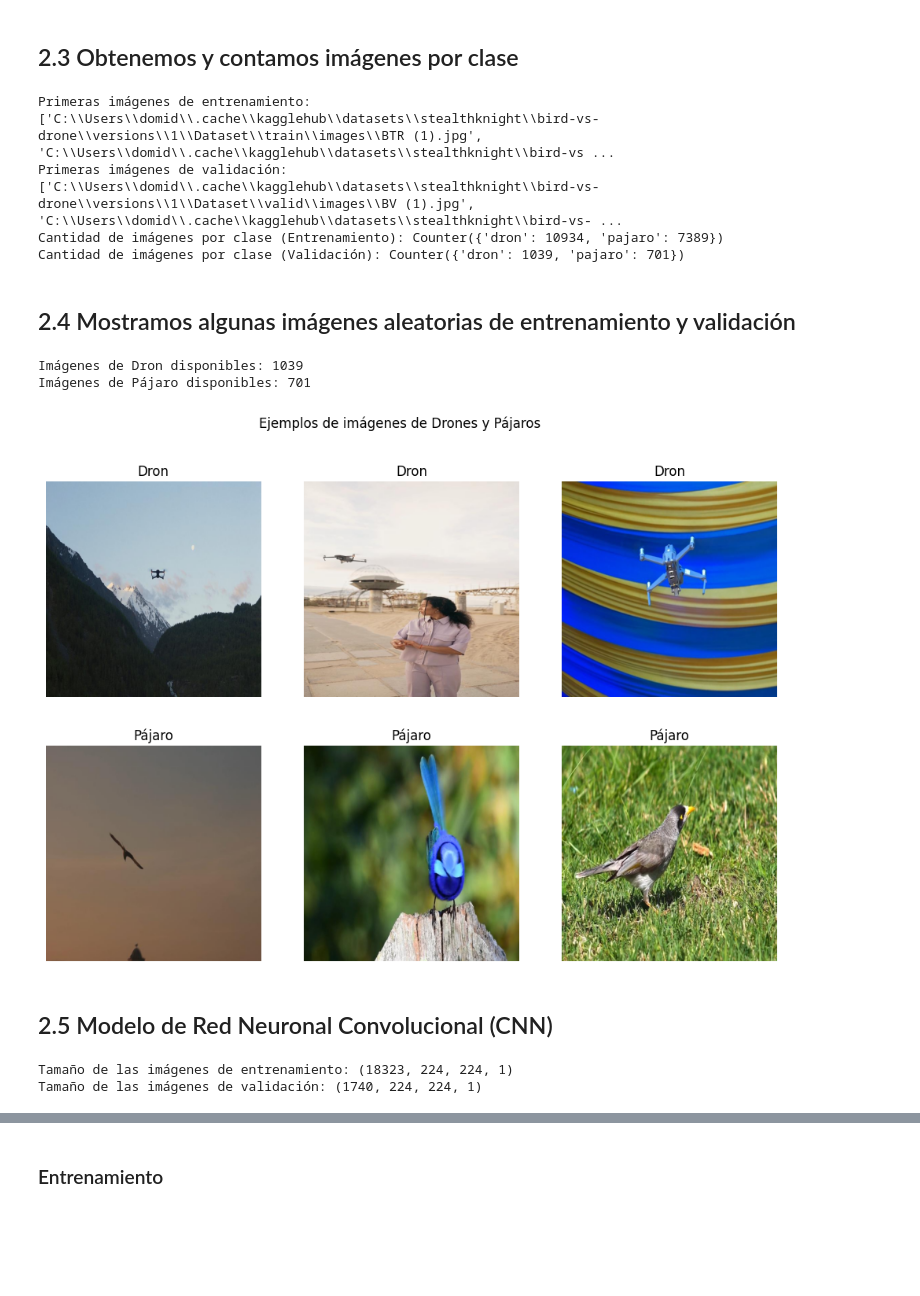
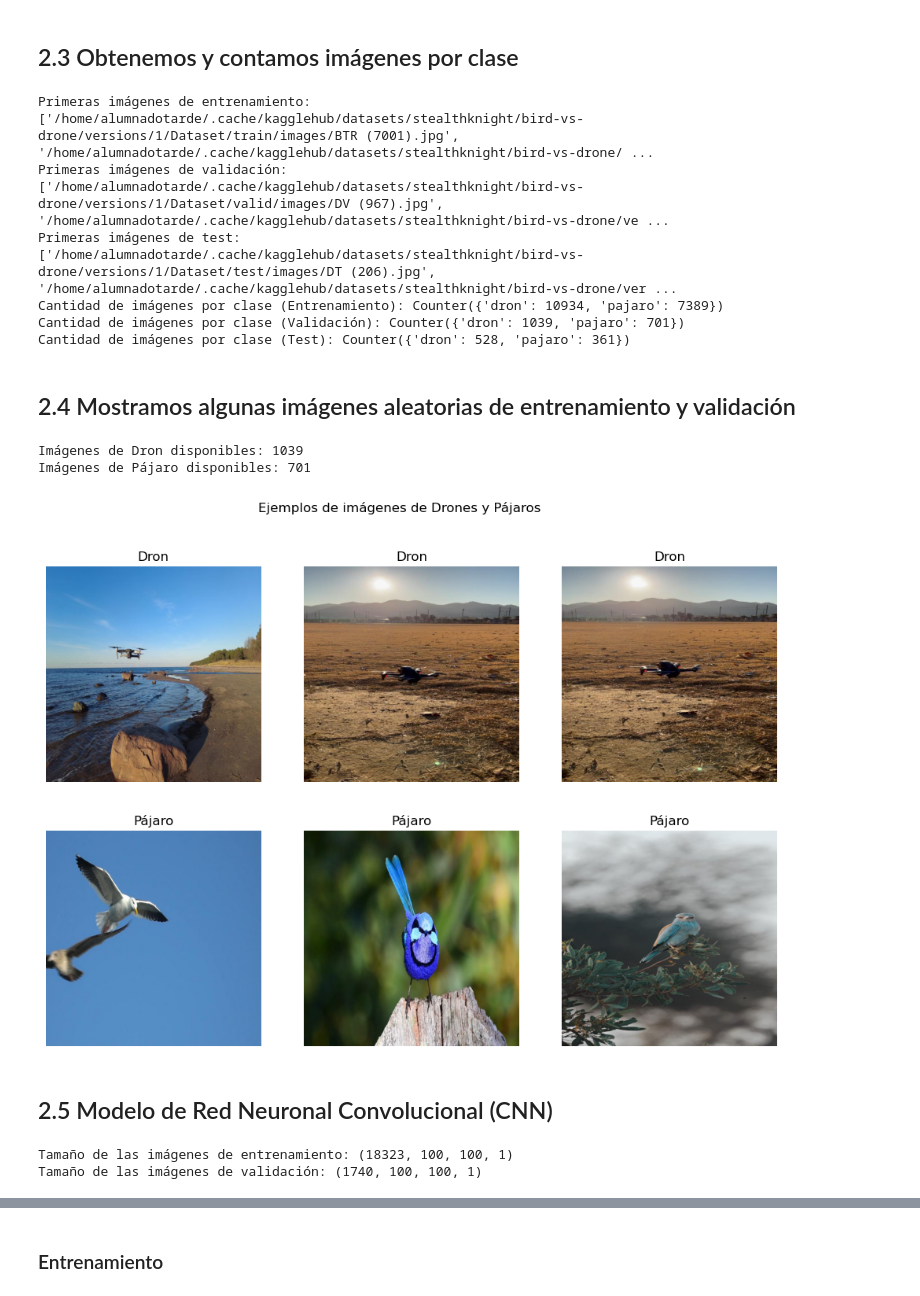
Before and after one commit to JDomingoDelgadoAlonso/PracticaConCNN, a Jupyter notebook: PracticaCNN.ipynb, the cells around one changed output, grey strips where cells are left out. Cells and saved outputs as stored; diff of their text form; code cells hidden in the pictures; blank space fills up the shorter version.

```diff
--- a/PracticaCNN.ipynb
+++ b/PracticaCNN.ipynb
@@ -59,8 +58,9 @@ Carpeta: C:\Users\domid\.cache\kagglehub\datasets\stealthknight\bird-vs-drone\ve
 ## 2.2 Definimos las rutas de la carpetas
 # %%
 # Definir rutas a las imágenes de entrenamiento y validación
-train_images_path = 'C:\\Users\\domid\\.cache\\kagglehub\\datasets\\stealthknight\\bird-vs-drone\\versions\\1\\Dataset\\train\\images'
-valid_images_path = 'C:\\Users\\domid\\.cache\\kagglehub\\datasets\\stealthknight\\bird-vs-drone\\versions\\1\\Dataset\\valid\\images'
+train_images_path = '/home/alumnadotarde/.cache/kagglehub/datasets/stealthknight/bird-vs-drone/versions/1/Dataset/train/images'
+valid_images_path = '/home/alumnadotarde/.cache/kagglehub/datasets/stealthknight/bird-vs-drone/versions/1/Dataset/valid/images'
+test_images_path = '/home/alumnadotarde/.cache/kagglehub/datasets/stealthknight/bird-vs-drone/versions/1/Dataset/test/images'
 # %% [markdown]
 ## 2.3 Obtenemos y contamos imágenes por clase
 # %%
@@ -70,12 +70,14 @@ from collections import Counter
 # Obtener listas de imágenes
 train_images = glob(os.path.join(train_images_path, "*.jpg"))
 valid_images = glob(os.path.join(valid_images_path, "*.jpg"))
-
+test_images = glob(os.path.join(test_images_path, "*.jpg"))
 # Verificar las primeras imágenes para asegurarnos de que las rutas y nombres son correctos
 print("Primeras imágenes de entrenamiento:")
 print(train_images[:5])  # Mostrar las primeras 5 imágenes de entrenamiento
 print("Primeras imágenes de validación:")
 print(valid_images[:5])  # Mostrar las primeras 5 imágenes de validación
+print("Primeras imágenes de test:")
+print(test_images[:5])  # Mostrar las primeras 5 imágenes de test
 
 # Función para asignar etiquetas según el nombre del archivo
 def asignar_etiqueta(imagen):
@@ -87,16 +89,23 @@ def asignar_etiqueta(imagen):
         return 'pajaro'
     elif 'DV' in imagen:  # Dron en validación
         return 'dron'
+    elif 'BT' in imagen:  # Pájaro en test
+        return 'pajaro'
+    elif 'DT' in imagen:  # Dron en test
+        return 'dron'
     else:
         return None  # Eliminamos cualquier archivo sin etiqueta válida
 
 # Asignar etiquetas
 train_labels = [asignar_etiqueta(img) for img in train_images]
 valid_labels = [asignar_etiqueta(img) for img in valid_images]
+test_labels = [asignar_etiqueta(img) for img in test_images]
 
 # Eliminar cualquier imagen que no haya sido etiquetada correctamente
 train_images = [img for img, label in zip(train_images, train_labels) if label is not None]
 train_labels = [label for label in train_labels if label is not None]
+test_images = [img for img, label in zip(test_images, test_labels) if label is not None]
+test_labels = [label for label in test_labels if label is not None]
 
 valid_images = [img for img, label in zip(valid_images, valid_labels) if label is not None]
 valid_labels = [label for label in valid_labels if label is not None]
@@ -104,17 +113,22 @@ valid_labels = [label for label in valid_labels if label is not None]
 # Contar la cantidad de imágenes por clase
 contador_train = Counter(train_labels)
 contador_valid = Counter(valid_labels)
+contador_test = Counter(test_labels)
 
 # Verificar la cantidad de imágenes por clase
 print("Cantidad de imágenes por clase (Entrenamiento):", contador_train)
 print("Cantidad de imágenes por clase (Validación):", contador_valid)
+print("Cantidad de imágenes por clase (Test):", contador_test)
 # %% [output]
 Primeras imágenes de entrenamiento:
-['C:\\Users\\domid\\.cache\\kagglehub\\datasets\\stealthknight\\bird-vs-drone\\versions\\1\\Dataset\\train\\images\\BTR (1).jpg', 'C:\\Users\\domid\\.cache\\kagglehub\\datasets\\stealthknight\\bird-vs ...
+['/home/alumnadotarde/.cache/kagglehub/datasets/stealthknight/bird-vs-drone/versions/1/Dataset/train/images/BTR (7001).jpg', '/home/alumnadotarde/.cache/kagglehub/datasets/stealthknight/bird-vs-drone/ ...
 Primeras imágenes de validación:
-['C:\\Users\\domid\\.cache\\kagglehub\\datasets\\stealthknight\\bird-vs-drone\\versions\\1\\Dataset\\valid\\images\\BV (1).jpg', 'C:\\Users\\domid\\.cache\\kagglehub\\datasets\\stealthknight\\bird-vs- ...
+['/home/alumnadotarde/.cache/kagglehub/datasets/stealthknight/bird-vs-drone/versions/1/Dataset/valid/images/DV (967).jpg', '/home/alumnadotarde/.cache/kagglehub/datasets/stealthknight/bird-vs-drone/ve ...
+Primeras imágenes de test:
+['/home/alumnadotarde/.cache/kagglehub/datasets/stealthknight/bird-vs-drone/versions/1/Dataset/test/images/DT (206).jpg', '/home/alumnadotarde/.cache/kagglehub/datasets/stealthknight/bird-vs-drone/ver ...
 Cantidad de imágenes por clase (Entrenamiento): Counter({'dron': 10934, 'pajaro': 7389})
 Cantidad de imágenes por clase (Validación): Counter({'dron': 1039, 'pajaro': 701})
+Cantidad de imágenes por clase (Test): Counter({'dron': 528, 'pajaro': 361})
 # %% [markdown]
 ## 2.4 Mostramos algunas imágenes aleatorias de entrenamiento y validación
 # %%
@@ -123,7 +137,7 @@ import matplotlib.image as mpimg
 import random
 
 # Función para mostrar imágenes de cada clase (dron y pájaro)
-def mostrar_imagenes_por_clase(imagenes, etiquetas, n=3):
+def mostrar_imagenes_por_clase(imagenes, etiquetas, n=5):
     # Filtrar imágenes de cada clase
     drones = [img for img, etiqueta in zip(imagenes, etiquetas) if etiqueta == 'dron']
     pajaros = [img for img, etiqueta in zip(imagenes, etiquetas) if etiqueta == 'pajaro']
@@ -134,34 +148,34 @@ def mostrar_imagenes_por_clase(imagenes, etiquetas, n=3):
 
     # Si no hay suficientes imágenes, mostrar todas las que haya
     seleccion_drones = random.sample(drones, min(len(drones), n))
     seleccion_pajaros = random.sample(pajaros, min(len(pajaros), n))
 
     # Mostrar las imágenes de drones y pájaros
     plt.figure(figsize=(12, 8))
 
     for i, img_path in enumerate(seleccion_drones):
         img = mpimg.imread(img_path)
         plt.subplot(2, 3, i + 1)
         plt.imshow(img)
         plt.title(f"Dron")
         plt.axis('off')
 
     for i, img_path in enumerate(seleccion_pajaros):
         img = mpimg.imread(img_path)
         plt.subplot(2, 3, i + 4)
         plt.imshow(img)
         plt.title(f"Pájaro")
         plt.axis('off')
 
     plt.suptitle(f"Ejemplos de imágenes de Drones y Pájaros")
     plt.show()
 
 # Mostrar 3 imágenes de cada clase en las imágenes de validación
 mostrar_imagenes_por_clase(valid_images, valid_labels, n=3)
 # %% [output]
 Imágenes de Dron disponibles: 1039
 Imágenes de Pájaro disponibles: 701
-[figure, old version]
+[figure, new version]
 # %% [markdown]
 ## 2.5 Modelo de Red Neuronal Convolucional (CNN)
 # %%
@@ -169,7 +183,7 @@ import numpy as np
 from tensorflow.keras.preprocessing import image
 
 # Función para cargar y preprocesar las imágenes (escala de grises y redimensionadas)
-def cargar_imagenes_grises(lista_imagenes, img_size=(224, 224)):
+def cargar_imagenes_grises(lista_imagenes, img_size=(100, 100)):
     imagenes = []
     for img_path in lista_imagenes:
         img = image.load_img(img_path, target_size=img_size, color_mode='grayscale')  # Convertir a blanco y negro
@@ -186,8 +200,9 @@ train_images_array = train_images_array / 255.0
 valid_images_array = valid_images_array / 255.0
 
 # Asegurarse de que las imágenes tengan el tamaño correcto (224, 224, 1)
-train_images_array = train_images_array.reshape((-1, 224, 224, 1))
-valid_images_array = valid_images_array.reshape((-1, 224, 224, 1))
+train_images_array = train_images_array.reshape((-1, 100, 100, 1))
+valid_images_array = valid_images_array.reshape((-1, 100, 100, 1))
+
 
 # Convertir las imágenes a tipo float32
 train_images_array = train_images_array.astype('float32')
@@ -205,12 +220,19 @@ valid_labels_num = convertir_etiquetas(valid_labels)
 train_labels_num = np.array(train_labels_num, dtype=np.int32)
 valid_labels_num = np.array(valid_labels_num, dtype=np.int32)
 
+# Barajar las imágenes
+# Barajar imágenes y etiquetas de entrenamiento juntas
+indices = np.arange(len(train_images_array))
+np.random.shuffle(indices)
+train_images_array = train_images_array[indices]
+train_labels_num = train_labels_num[indices]
+
 # Verificar el tamaño de las imágenes cargadas
 print(f'Tamaño de las imágenes de entrenamiento: {train_images_array.shape}')
 print(f'Tamaño de las imágenes de validación: {valid_images_array.shape}')
 # %% [output]
-Tamaño de las imágenes de entrenamiento: (18323, 224, 224, 1)
-Tamaño de las imágenes de validación: (1740, 224, 224, 1)
+Tamaño de las imágenes de entrenamiento: (18323, 100, 100, 1)
+Tamaño de las imágenes de validación: (1740, 100, 100, 1)
 # %%
 import tensorflow as tf
 
```
Also changed, not shown: parts of 5 cells of this notebook, 1 other file.
